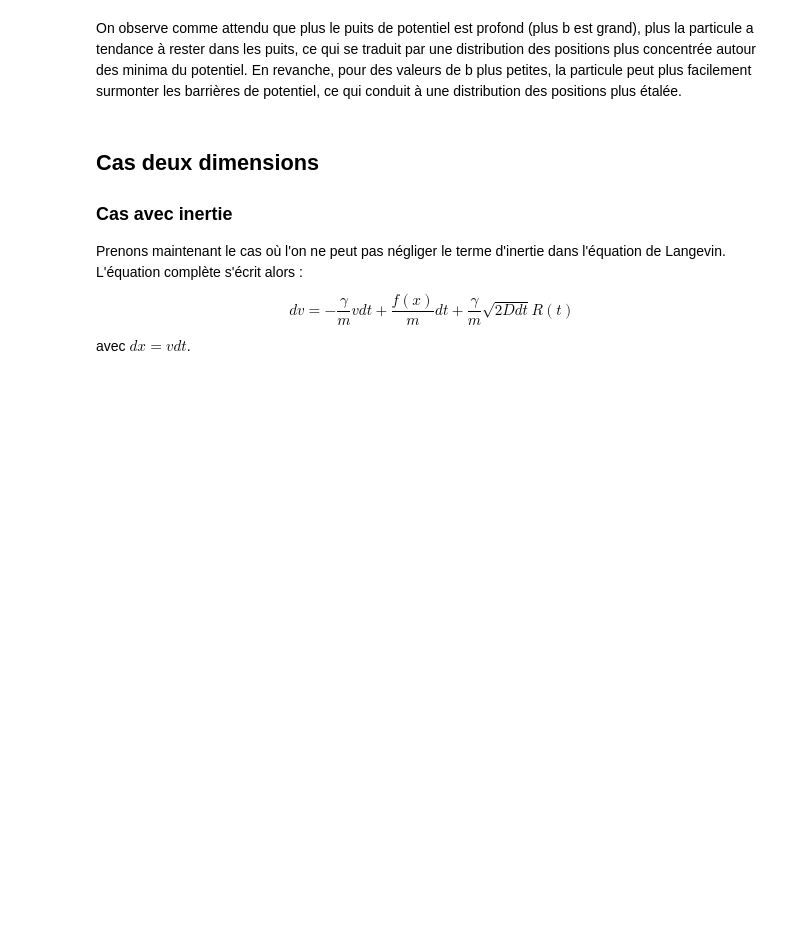
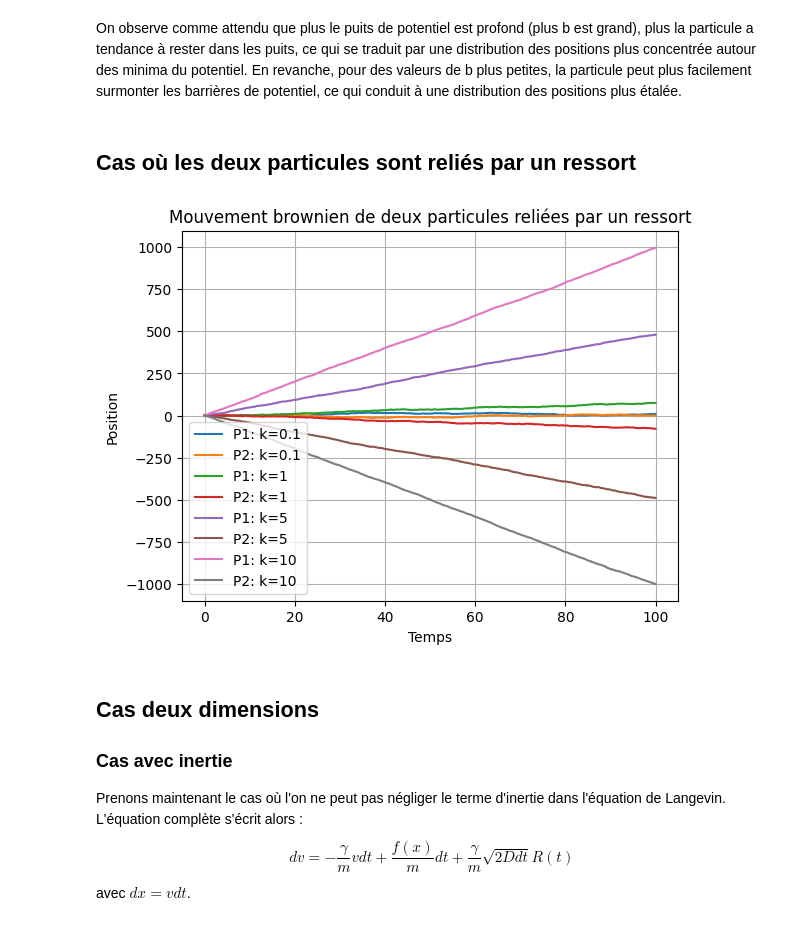
Before and after one commit to ostix360/Brownian-Motion, a Jupyter notebook: CR_Merged.ipynb, the cells around one changed output. Drawn from its saved outputs; the diff is of its cells as text; code cells hidden in the pictures; blank space fills up the shorter version.

Commit message:
add euler_maruyama_spring function to simulate Brownian motion of two particles linked by a spring

```diff
--- a/CR_Merged.ipynb
+++ b/CR_Merged.ipynb
@@ -348,5 +394,25 @@ plt.show()
 # %% [markdown]
 On observe comme attendu que plus le puits de potentiel est profond (plus b est grand), plus la particule a tendance à rester dans les puits, ce qui se traduit par une distribution des positions plus concentrée autour des minima du potentiel. En revanche, pour des valeurs de b plus petites, la particule peut plus facilement surmonter les barrières de potentiel, ce qui conduit à une distribution des positions plus étalée.
+# %% [markdown]
+## Cas où les deux particules sont reliés par un ressort
+# %%
+from free_particle import euler_maruyama_spring
+
+k_list = [0.1, 1, 5, 10]
+D=1
+n_walks = 1000
+for i, k in enumerate(k_list):
+    y = euler_maruyama_spring(D, gamma, T, dt, k=k)
+    plt.plot(t, y[:, 0, 0], label=f"P1: k={k}")
+    plt.plot(t, y[:, 0, 1], label=f"P2: k={k}")
+plt.xlabel("Temps")
+plt.ylabel("Position")
+plt.title("Mouvement brownien de deux particules reliées par un ressort")
+plt.legend()
+plt.grid()
+plt.show()
+# %% [output]
+[figure, added]
 # %% [markdown]
 ## Cas deux dimensions
 
```
Also changed, not shown: parts of 20 cells of this notebook, 1 other file.
